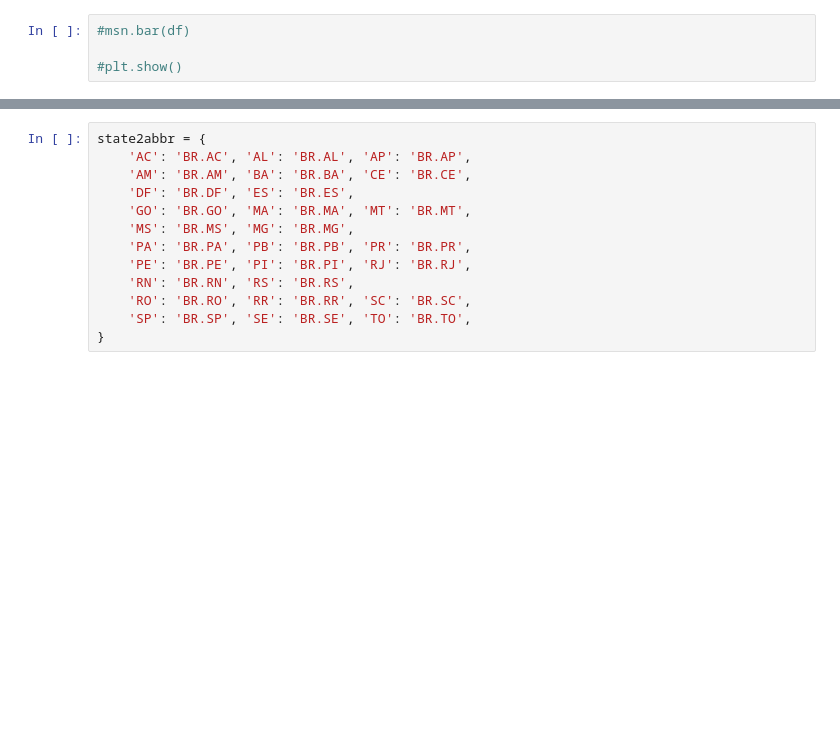
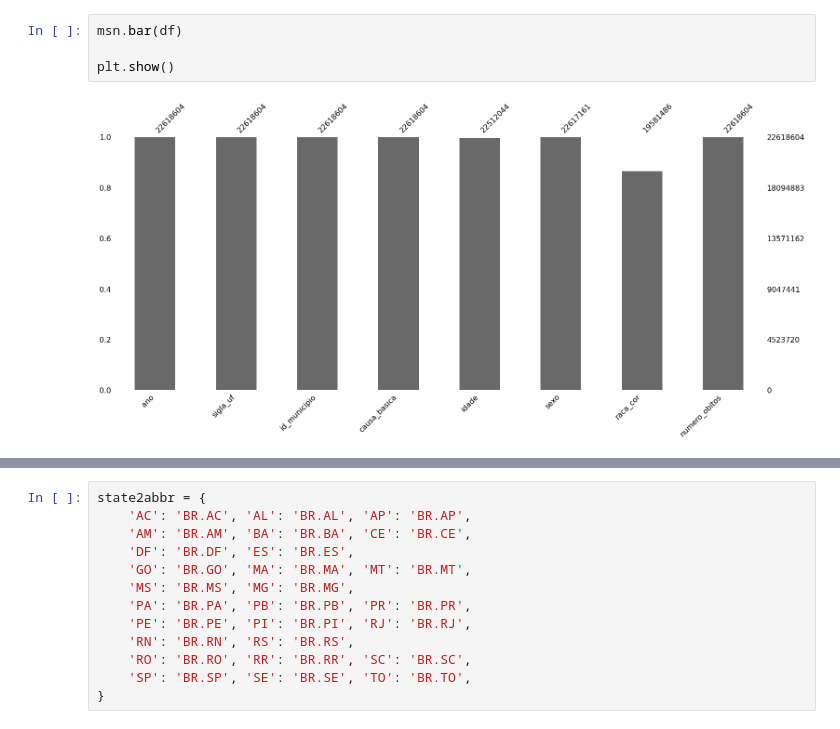
Before and after one commit to lucastbeloni/Sistema-de-Informacoes-sobre-Mortalidade, a Jupyter notebook: SIM.ipynb, the cells around one changed output, grey strips where cells are left out. Saved outputs shown, nothing was run; the diff lists cells and outputs as text; blank space fills up the shorter version.

```diff
--- a/SIM.ipynb
+++ b/SIM.ipynb
@@ -70,8 +65,10 @@ freq_per_100k                         0
 dtype: int64
 # %%
-#msn.bar(df)
+msn.bar(df)
 
-#plt.show()
+plt.show()
+# %% [output]
+[figure, added]
 # %%
 df.isnull().sum()/df.shape[0]
 # %% [output]
```
Also changed, not shown: parts of 64 cells of this notebook.
